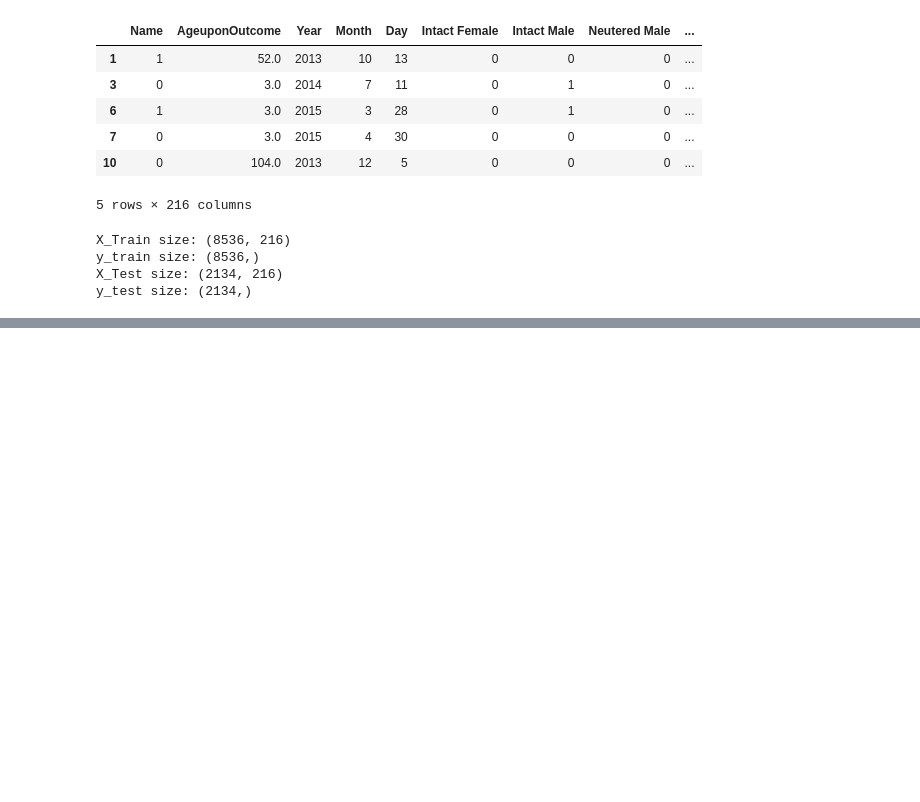
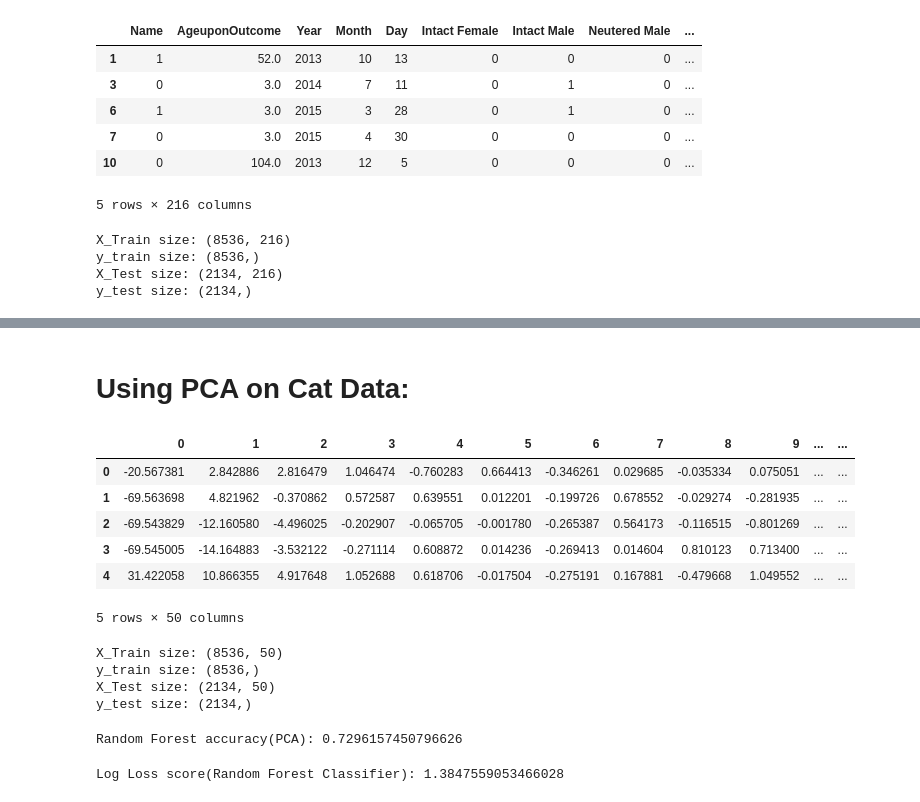
Before and after one commit to cedrictongg/CS5661_DataScience, a Jupyter notebook: CatsPredict_OutcomeType_only.ipynb, the cells around one changed output, grey strips where cells are left out. Drawn from its saved outputs; the diff is of its cells as text; code cells hidden in the pictures; blank space fills up the shorter version.

```diff
--- a/CatsPredict_OutcomeType_only.ipynb
+++ b/CatsPredict_OutcomeType_only.ipynb
@@ -320,0 +324,62 @@ Accuracy of Non-Linear SVM: 0.701030927835
+# %% [markdown]
+# Using PCA on Cat Data:
+# %%
+# Setting up PCA on data after OneHotEncoding:
+n = 50
+
+my_pca = PCA(n_components = n)
+
+X_PCA = my_pca.fit_transform(X)
+
+#Stored my result from PCA into a new DataFrame
+X_2 = pd.DataFrame(X_PCA)
+
+X_2.head()
+# %% [output]
+|  | 0 | 1 | 2 | 3 | 4 | 5 | 6 | 7 | 8 | 9 | ... | ... |
+| 0 | -20.567381 | 2.842886 | 2.816479 | 1.046474 | -0.760283 | 0.664413 | -0.346261 | 0.029685 | -0.035334 | 0.075051 | ... | ... |
+| 1 | -69.563698 | 4.821962 | -0.370862 | 0.572587 | 0.639551 | 0.012201 | -0.199726 | 0.678552 | -0.029274 | -0.281935 | ... | ... |
+| 2 | -69.543829 | -12.160580 | -4.496025 | -0.202907 | -0.065705 | -0.001780 | -0.265387 | 0.564173 | -0.116515 | -0.801269 | ... | ... |
+| 3 | -69.545005 | -14.164883 | -3.532122 | -0.271114 | 0.608872 | 0.014236 | -0.269413 | 0.014604 | 0.810123 | 0.713400 | ... | ... |
+| 4 | 31.422058 | 10.866355 | 4.917648 | 1.052688 | 0.618706 | -0.017504 | -0.275191 | 0.167881 | -0.479668 | 1.049552 | ... | ... |
+5 rows × 50 columns
+# %%
+# Splitting the dataset into testing and training:
+X_train, X_test, y_train, y_test = train_test_split(X_2, y, test_size=0.20, random_state=2)
+
+print("X_Train size: " + str(X_train.shape))
+print("y_train size: " + str(y_train.shape))
+print("X_Test size: " + str(X_test.shape))
+print("y_test size: " + str(y_test.shape))
+# %% [output]
+X_Train size: (8536, 50)
+y_train size: (8536,)
+X_Test size: (2134, 50)
+y_test size: (2134,)
+# %%
+#Instantiated Random Forest Classifier
+my_RandomForest_PCA = RandomForestClassifier(n_estimators = 19, bootstrap = True, random_state=2)
+
+# Training on the training set:
+my_RandomForest_PCA.fit(X_train, y_train)
+
+# Testing on the testing set:
+y_predict_rf_PCA = my_RandomForest_PCA.predict(X_test)
+
+rf_accuracy_PCA = accuracy_score(y_test, y_predict_rf_PCA)
+
+print("Random Forest accuracy(PCA): " + str(rf_accuracy_PCA))
+# %% [output]
+Random Forest accuracy(PCA): 0.7296157450796626
+# %%
+# Dont display Numpy in scientific notation
+np.set_printoptions(precision=4)
+np.set_printoptions(suppress=True)
+
+get_prob = my_RandomForest_PCA.predict_proba(X_test)
+
+logloss_score = metrics.log_loss(y_test, get_prob)
+
+print("Log Loss score(Random Forest Classifier): " + str(logloss_score))
+# %% [output]
+Log Loss score(Random Forest Classifier): 1.3847559053466028
```
Also changed, not shown: parts of 20 cells of this notebook.
